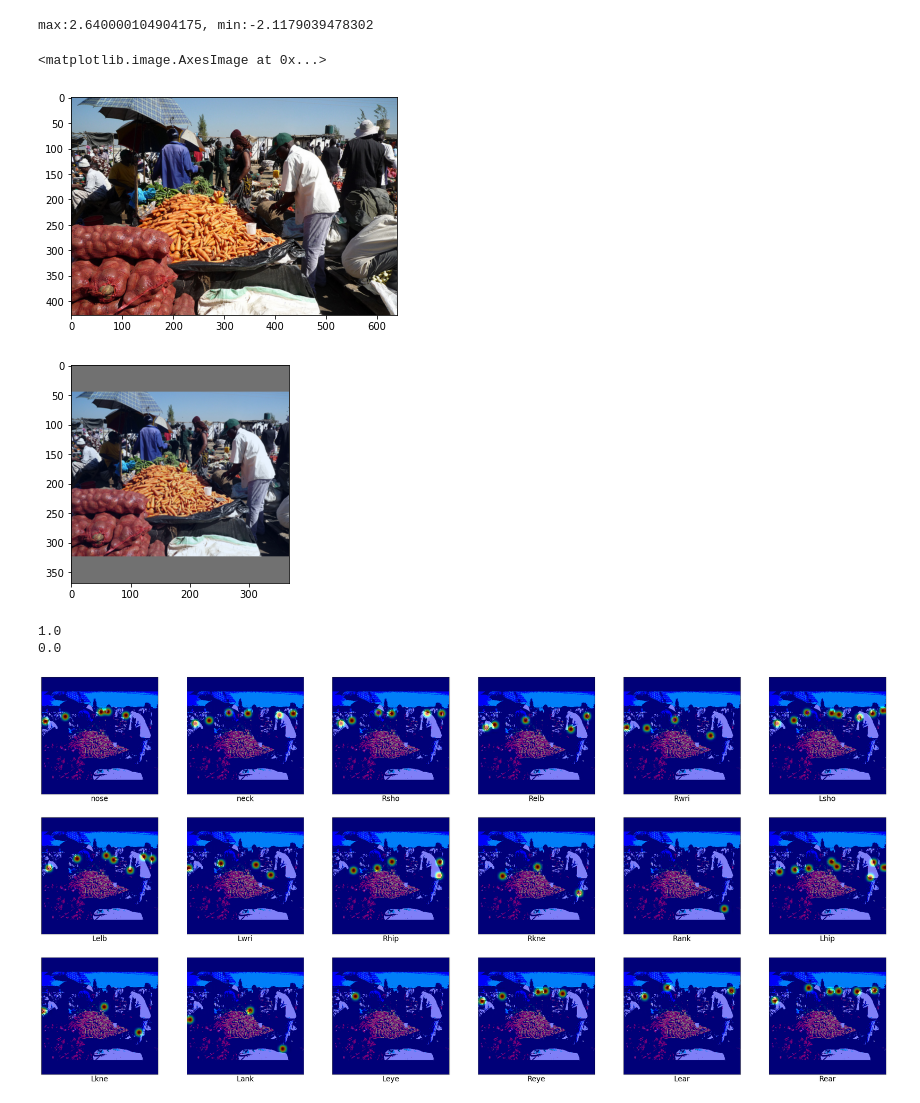
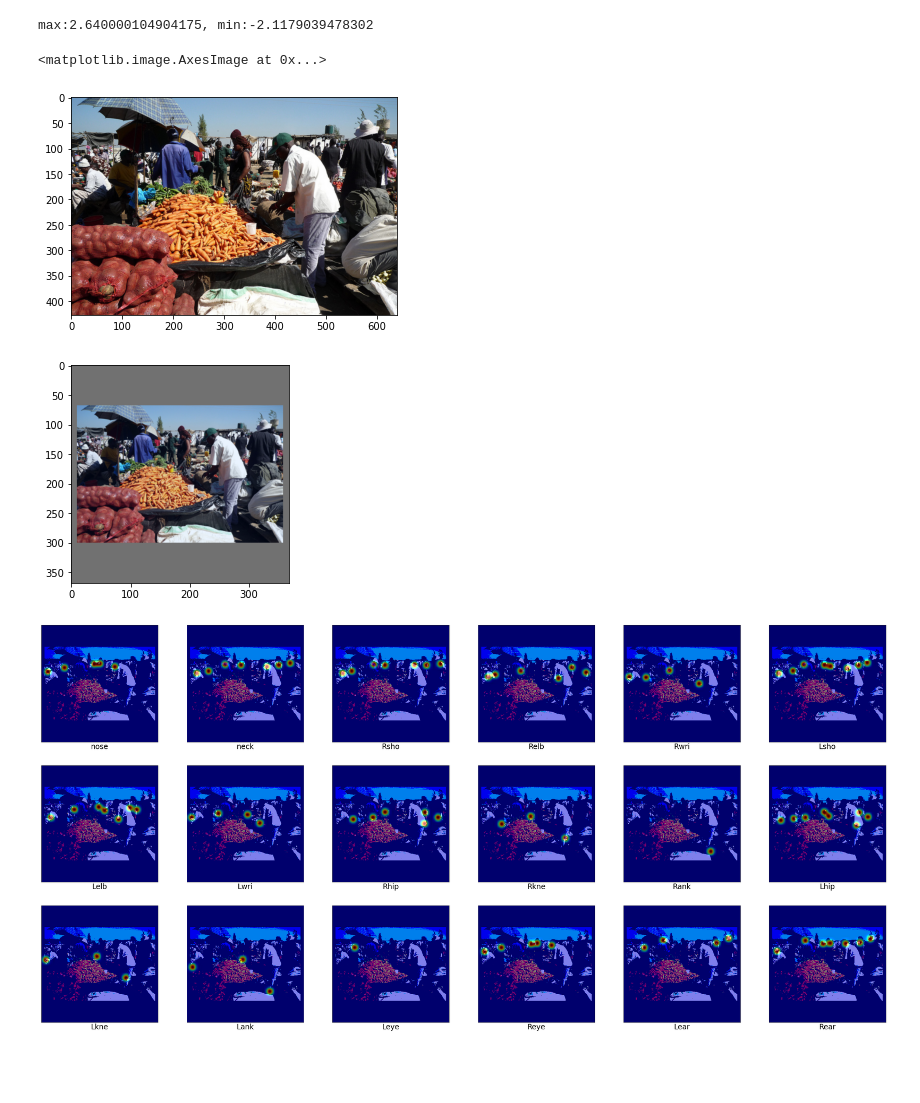
Before and after one commit to sjidea/pose-estimation, a Jupyter notebook: Untitled.ipynb, the cells around one changed output. Drawn from its saved outputs; the diff is of its cells as text; code cells hidden in the pictures; blank space fills up the shorter version.

```diff
--- a/Untitled.ipynb
+++ b/Untitled.ipynb
@@ -64,30 +64,30 @@ filter for keypoint annotations ...
 Images: 56599
 # %%
 data = datas[0]
-(image, heatmaps, pafs), filepath, anns = data[0]
+(image, heatmaps, pafs), filepath = data[0]
 # print(f"Shape of original image = {im.shape}")
 # print(f"Shape of heatmap = {heatmap.shape}")
 # print(f"Shape of paf = {paf.shape}")
 
 # reference image
 fig = plt.figure()
 ref_image = Image.open(filepath)
 plt.imshow(ref_image)
 
 # image from dataloader
 im = image.numpy()
 im = np.transpose(im, (1, 2, 0))
 max_value_i = np.max(im)
 min_value_i = np.min(im)
 print(f"max:{max_value_i}, min:{min_value_i}")
 n_im = (im - min_value_i)/(max_value_i-min_value_i)
 fig = plt.figure()
 plt.imshow(n_im)
 # %% [output]
 max:2.640000104904175, min:-2.1179039478302
 <matplotlib.image.AxesImage at 0x...>
 [figure]
-[figure, old version]
+[figure, new version]
 # %%
 heatmap = heatmaps.numpy()
 heatmap = np.transpose(heatmap, (1, 2, 0))
@@ -96,8 +96,6 @@ max_value = np.max(heatmap)
 min_value = np.min(heatmap)
 
 fig = plt.figure(figsize = (50, 24))
-print(np.max(n_im))
-print(np.min(n_im))
 im_ = Image.fromarray(im.astype(np.uint8)*255)
 im_ = im_.convert('RGB')
 label = ['nose', 'neck', 'Rsho', 'Relb', 'Rwri', 'Lsho', 'Lelb', 'Lwri', 'Rhip',
@@ -115,9 +113,7 @@ for i in range(18):
     plt.imshow(vis_img)
     plt.xlabel(label[i], fontsize=24)
 # %% [output]
-1.0
-0.0
-[figure, old version]
+[figure, new version]
 # %%
 paf = pafs.numpy()
 paf = np.transpose(paf, (1, 2, 0))
```
Also changed, not shown: parts of 6 cells of this notebook.
